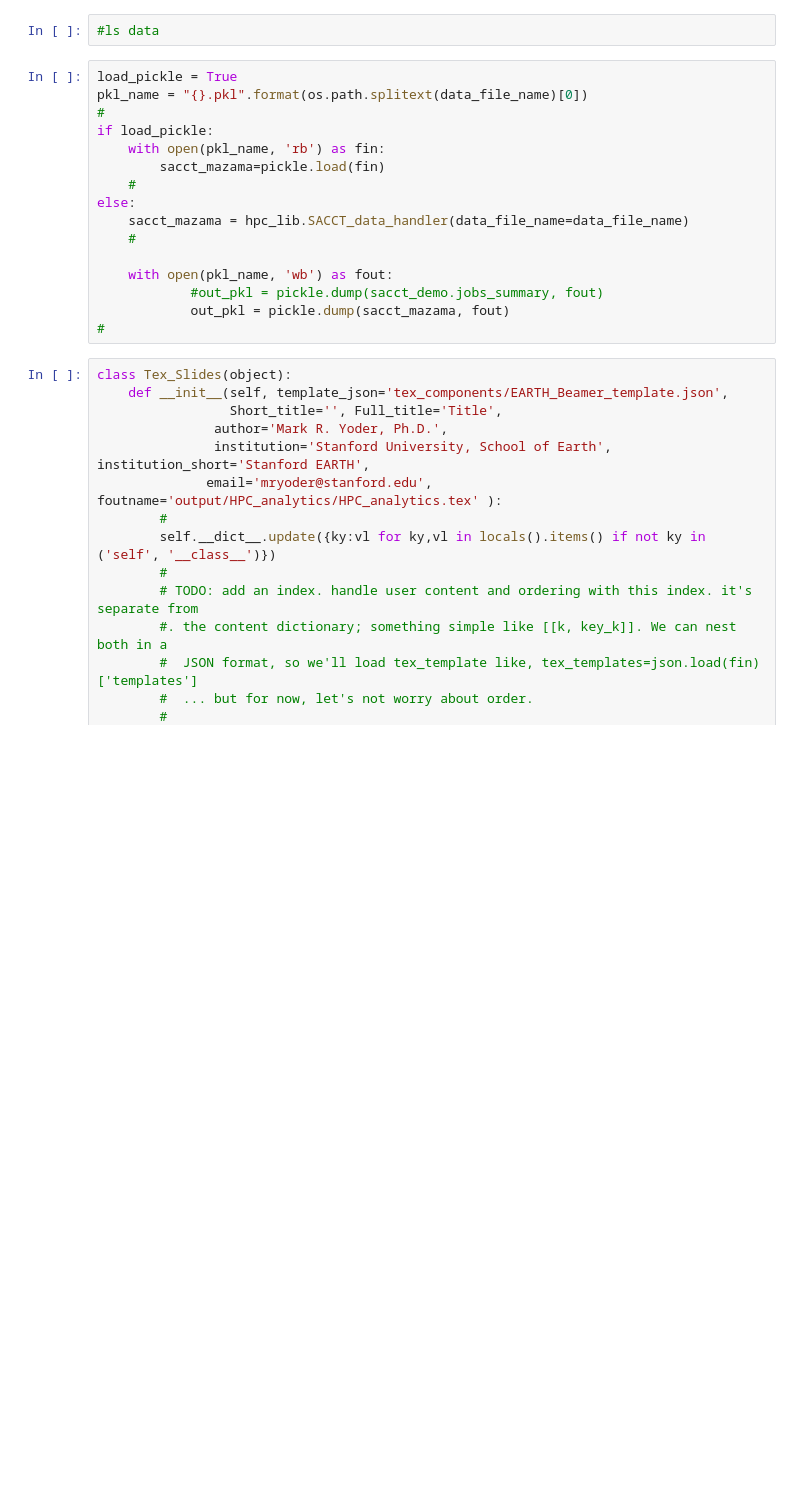
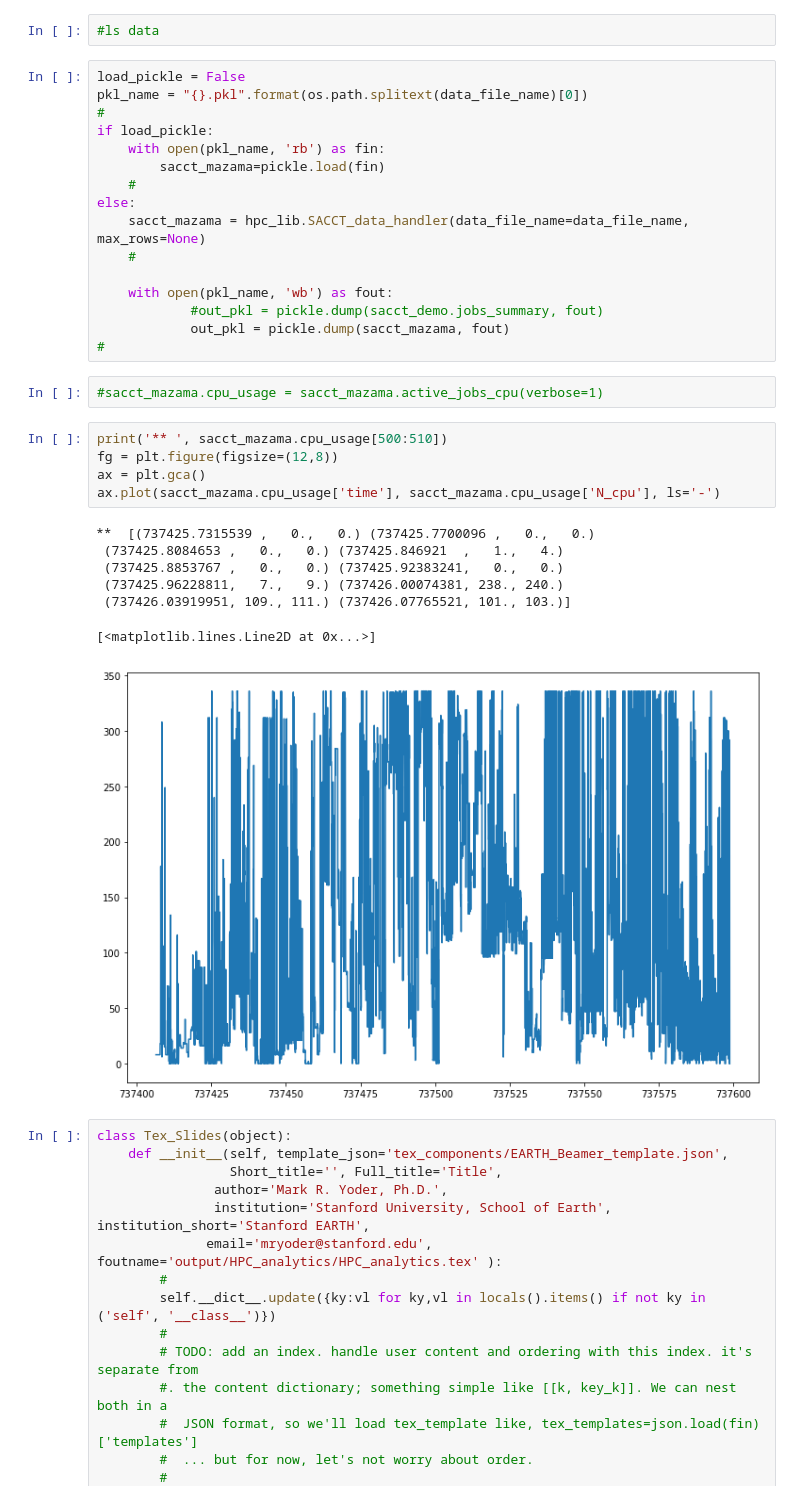
Before and after one commit to jeffersonscientific/HPC_analytics, a Jupyter notebook: mazama_analytics_workbook.ipynb, the cells around one changed output. Cells and saved outputs as stored; diff of their text form; blank space fills up the shorter version.

```diff
--- a/mazama_analytics_workbook.ipynb
+++ b/mazama_analytics_workbook.ipynb
@@ -37,7 +37,7 @@ output_path = 'output/{}_HPC_analytics'.format(system_name)
 # %%
 #ls data
 # %%
-load_pickle = True
+load_pickle = False
 pkl_name = "{}.pkl".format(os.path.splitext(data_file_name)[0])
 #
 if load_pickle:
@@ -45,13 +45,28 @@ if load_pickle:
         sacct_mazama=pickle.load(fin)
     #
 else:
-    sacct_mazama = hpc_lib.SACCT_data_handler(data_file_name=data_file_name)
+    sacct_mazama = hpc_lib.SACCT_data_handler(data_file_name=data_file_name, max_rows=None)
     #
 
     with open(pkl_name, 'wb') as fout:
             #out_pkl = pickle.dump(sacct_demo.jobs_summary, fout)
             out_pkl = pickle.dump(sacct_mazama, fout)
 #
+# %%
+#sacct_mazama.cpu_usage = sacct_mazama.active_jobs_cpu(verbose=1)
+# %%
+print('** ', sacct_mazama.cpu_usage[500:510])
+fg = plt.figure(figsize=(12,8))
+ax = plt.gca()
+ax.plot(sacct_mazama.cpu_usage['time'], sacct_mazama.cpu_usage['N_cpu'], ls='-')
+# %% [output]
+**  [(737425.7315539 ,   0.,   0.) (737425.7700096 ,   0.,   0.)
+ (737425.8084653 ,   0.,   0.) (737425.846921  ,   1.,   4.)
+ (737425.8853767 ,   0.,   0.) (737425.92383241,   0.,   0.)
+ (737425.96228811,   7.,   9.) (737426.00074381, 238., 240.)
+ (737426.03919951, 109., 111.) (737426.07765521, 101., 103.)]
+[<matplotlib.lines.Line2D at 0x...>]
+[figure, added]
 # %%
 class Tex_Slides(object):
     def __init__(self, template_json='tex_components/EARTH_Beamer_template.json',
```
Also changed, not shown: parts of 17 cells of this notebook, 1 other file.
